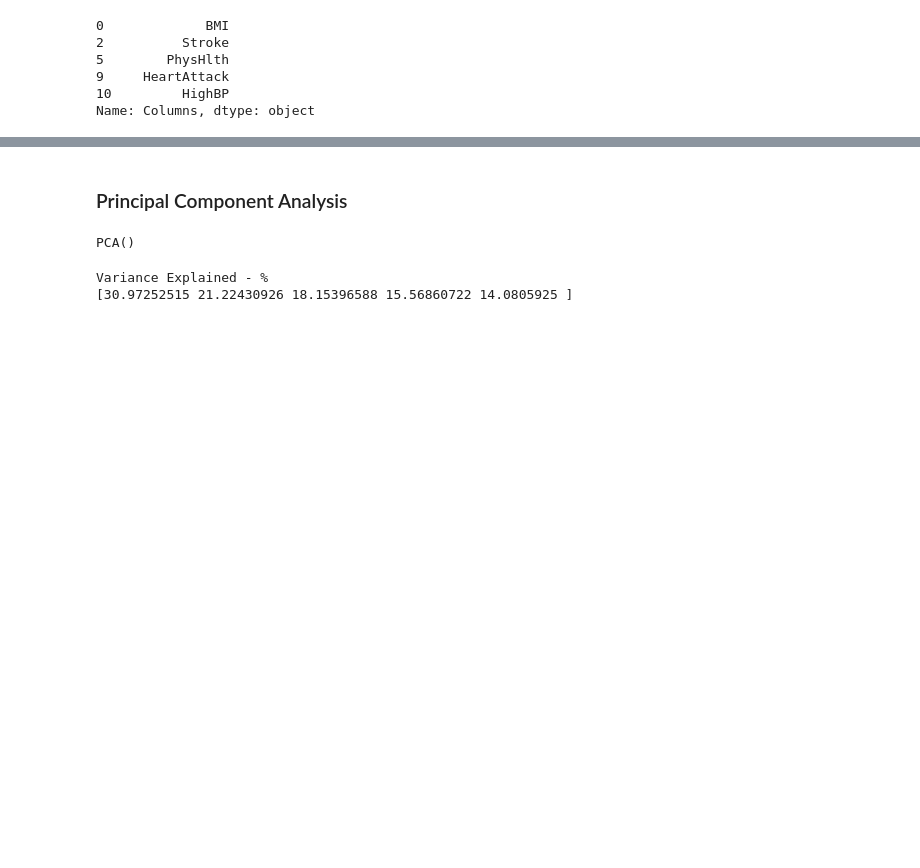
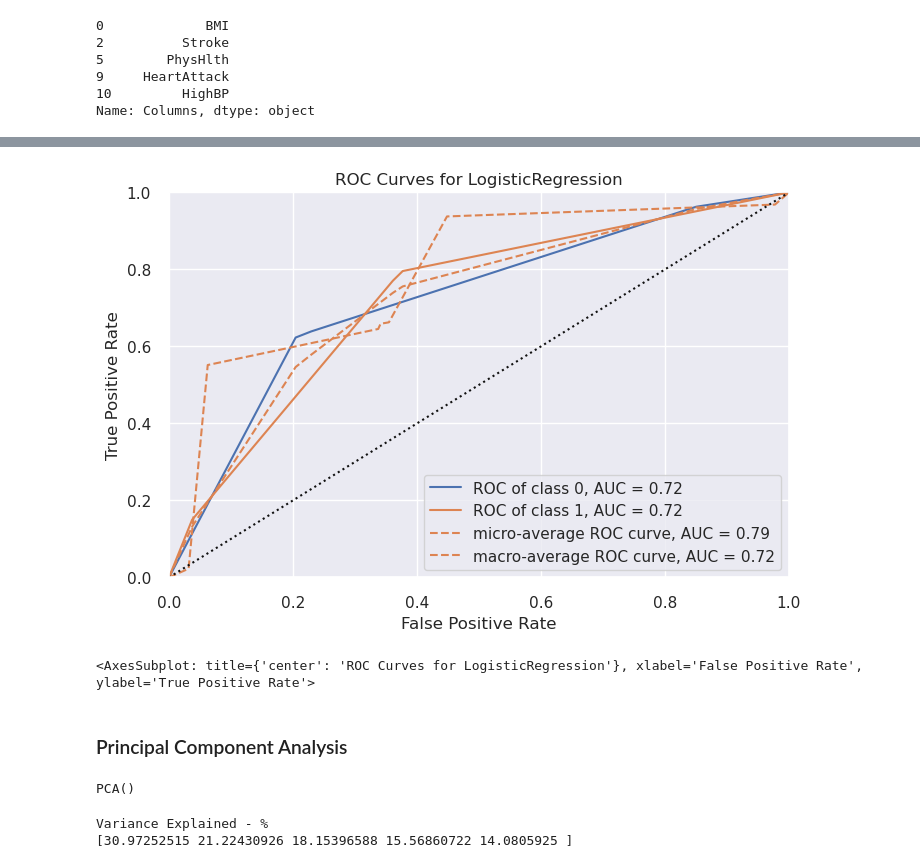
Before and after one commit to taer7274/CSPB4502_group2_diabetes, a Jupyter notebook: diab_vs_healthy.ipynb, the cells around one changed output, grey strips where cells are left out. Cells and saved outputs as stored; diff of their text form; code cells hidden in the pictures; blank space fills up the shorter version.

```diff
--- a/diab_vs_healthy.ipynb
+++ b/diab_vs_healthy.ipynb
@@ -751,3 +816,12 @@ data = data[['Diabetes_012','BMI','Stroke','PhysHlth','HeartAttack','HighBP']]
+# %%
+sn.set(rc={'figure.figsize':(8,5)})
+visualizer = ROCAUC(logit_rfe,classes=[0,1])
+visualizer.fit(new_train_x_rfe, train_y_rfe)
+visualizer.score(new_test_x_rfe, test_y_rfe)
+visualizer.show()
+# %% [output]
+[figure, added]
+<AxesSubplot: title={'center': 'ROC Curves for LogisticRegression'}, xlabel='False Positive Rate', ylabel='True Positive Rate'>
 # %% [markdown]
 ### Principal Component Analysis
 # %%
```
Also changed, not shown: parts of 20 cells of this notebook, 2 other files.
